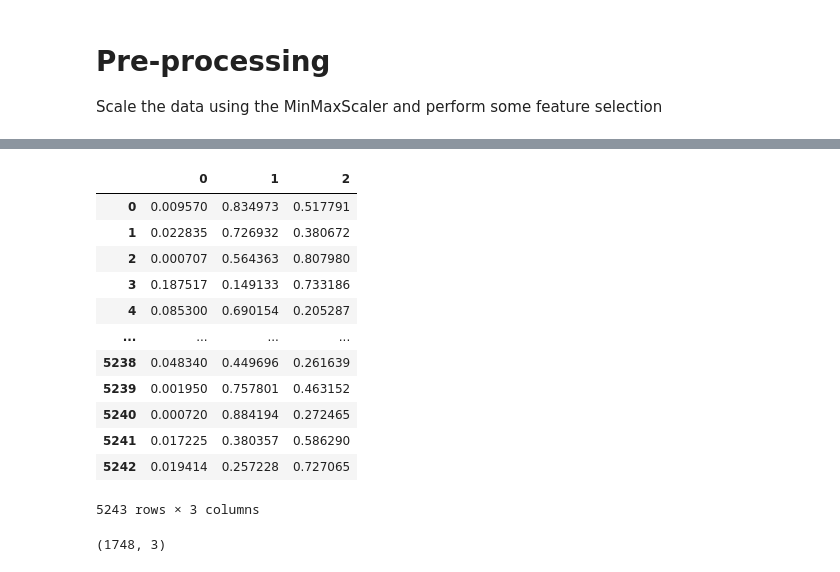
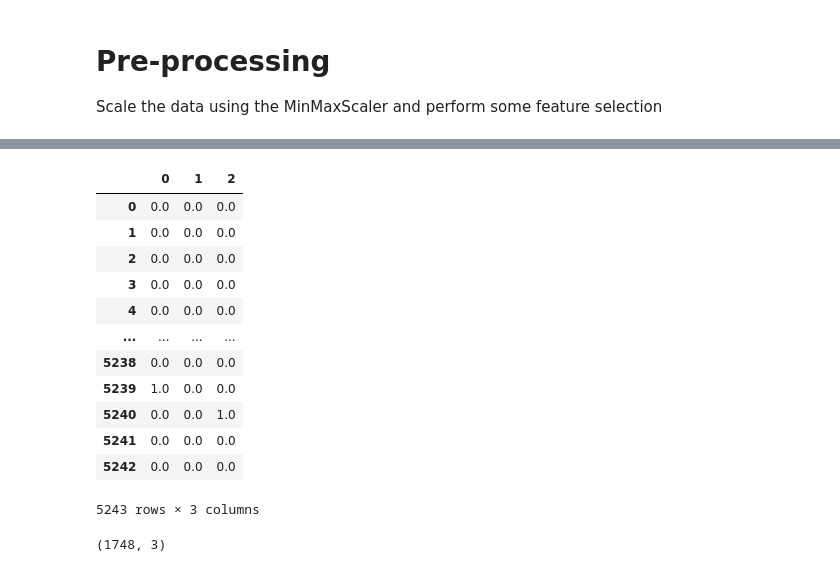
Before and after one commit to antoinetteboyle/machine-learning-challenge, a Jupyter notebook: model.ipynb, the cells around one changed output, grey strips where cells are left out. Saved outputs shown, nothing was run; the diff lists cells and outputs as text; code cells hidden in the pictures.

```diff
--- a/model.ipynb
+++ b/model.ipynb
@@ -70,7 +70,7 @@ selected_features.head()
 
 Use `koi_disposition` for the y values
 # %%
-X = selected_features.drop("koi_disposition", axis=1)
-y = selected_features["koi_disposition"] #.values.reshape(-1, 1)
+X = df.drop("koi_disposition", axis=1)
+y = df["koi_disposition"] #.values.reshape(-1, 1)
 print(X.shape, y.shape)
 # %% [output]
@@ -164,23 +177,23 @@ Length: 3, dtype: object
 # %%
-#In X keep only cols koi_period is 0 ,ra is 4 and dec is 5
-X_train_featured = np.delete(X_train_scaled,[1,2,3,6], axis=1)
-X_test_featured = np.delete(X_test_scaled,[1,2,3,6], axis=1)
+#In X keep only cols koi_fpflag_nt is 0 ,koi_fpflag_ss is 1 and koi_fpflag_co is 2 and koi_fpflag_ec is 3
+X_train_featured = np.delete(X_train_scaled,np.s_[4::], axis=1)
+X_test_featured = np.delete(X_test_scaled,np.s_[4::], axis=1)
 
 X_train_featured_df = pd.DataFrame(X_train_featured)
 X_train_featured_df
 # %% [output]
 |  | 0 | 1 | 2 |
-| 0 | 0.009570 | 0.834973 | 0.517791 |
-| 1 | 0.022835 | 0.726932 | 0.380672 |
-| 2 | 0.000707 | 0.564363 | 0.807980 |
-| 3 | 0.187517 | 0.149133 | 0.733186 |
-| 4 | 0.085300 | 0.690154 | 0.205287 |
+| 0 | 0.0 | 0.0 | 0.0 |
+| 1 | 0.0 | 0.0 | 0.0 |
+| 2 | 0.0 | 0.0 | 0.0 |
+| 3 | 0.0 | 0.0 | 0.0 |
+| 4 | 0.0 | 0.0 | 0.0 |
 | ... | ... | ... | ... |
-| 5238 | 0.048340 | 0.449696 | 0.261639 |
-| 5239 | 0.001950 | 0.757801 | 0.463152 |
-| 5240 | 0.000720 | 0.884194 | 0.272465 |
-| 5241 | 0.017225 | 0.380357 | 0.586290 |
-| 5242 | 0.019414 | 0.257228 | 0.727065 |
+| 5238 | 0.0 | 0.0 | 0.0 |
+| 5239 | 1.0 | 0.0 | 0.0 |
+| 5240 | 0.0 | 0.0 | 1.0 |
+| 5241 | 0.0 | 0.0 | 0.0 |
+| 5242 | 0.0 | 0.0 | 0.0 |
 5243 rows × 3 columns
 # %%
 X_test_featured.shape
```
Also changed, not shown: parts of 10 cells of this notebook.
